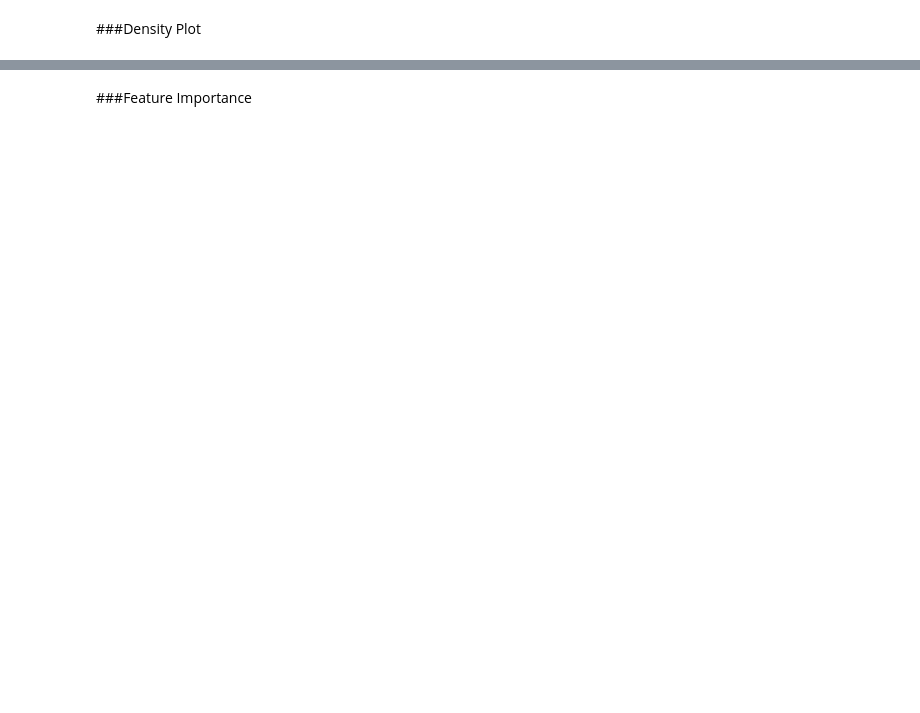
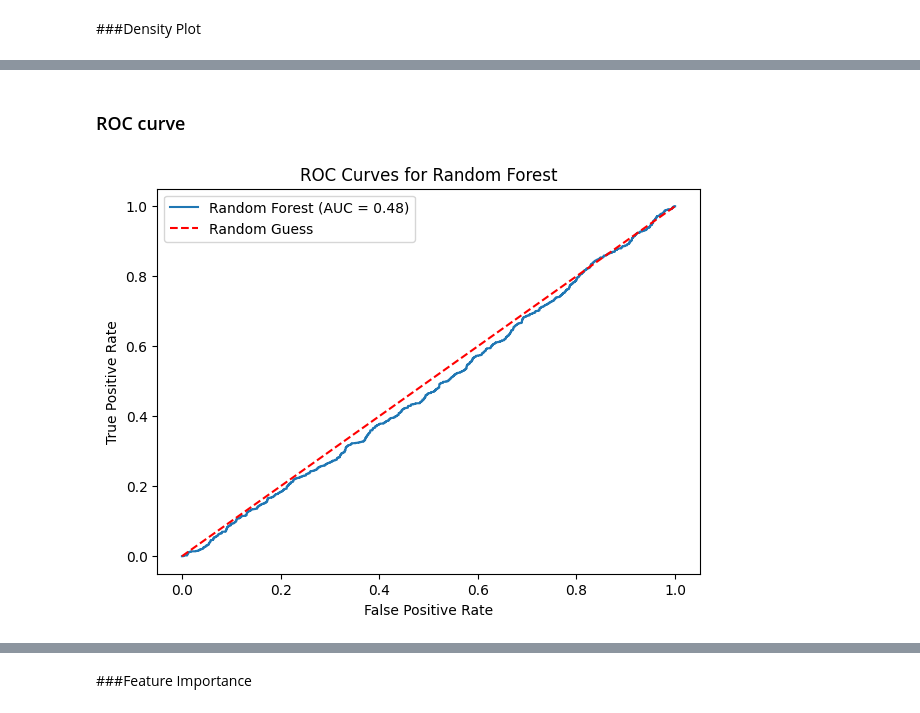
Before and after one commit to uginm102/MCSC-MUK, a Jupyter notebook: MCS7227 Data Analytics and Visualization/MCS_7227_Data_Analytics_and_Visualization.ipynb, the cells around one changed output, grey strips where cells are left out. Drawn from its saved outputs; the diff is of its cells as text; code cells hidden in the pictures; blank space fills up the shorter version.

```diff
--- a/MCS7227 Data Analytics and Visualization/MCS_7227_Data_Analytics_and_Visualization.ipynb
+++ b/MCS7227 Data Analytics and Visualization/MCS_7227_Data_Analytics_and_Visualization.ipynb
@@ -590,0 +684,23 @@ print(X_train.shape, X_test.shape, y_train.shape, y_test.shape)
+# %% [markdown]
+### ROC curve
+# %%
+# Plot ROC curve for model
+plt.figure(figsize=(7, 5))
+y_pred_rf = rf_classifier.predict_proba(X_test)[:, 1]
+fpr_rf, tpr_rf, _ = roc_curve(y_test, y_pred_rf)
+
+roc_auc = auc(fpr_rf, tpr_rf)
+plt.plot(fpr_rf, tpr_rf, label=f'Random Forest (AUC = {roc_auc:.2f})')
+
+
+# Plot random guess line
+plt.plot([0, 1], [0, 1], 'r--', label='Random Guess')
+
+# Set labels and title
+plt.xlabel('False Positive Rate')
+plt.ylabel('True Positive Rate')
+plt.title('ROC Curves for Random Forest')
+plt.legend()
+plt.show()
+# %% [output]
+[figure, added]
```
Also changed, not shown: parts of 16 cells of this notebook.
